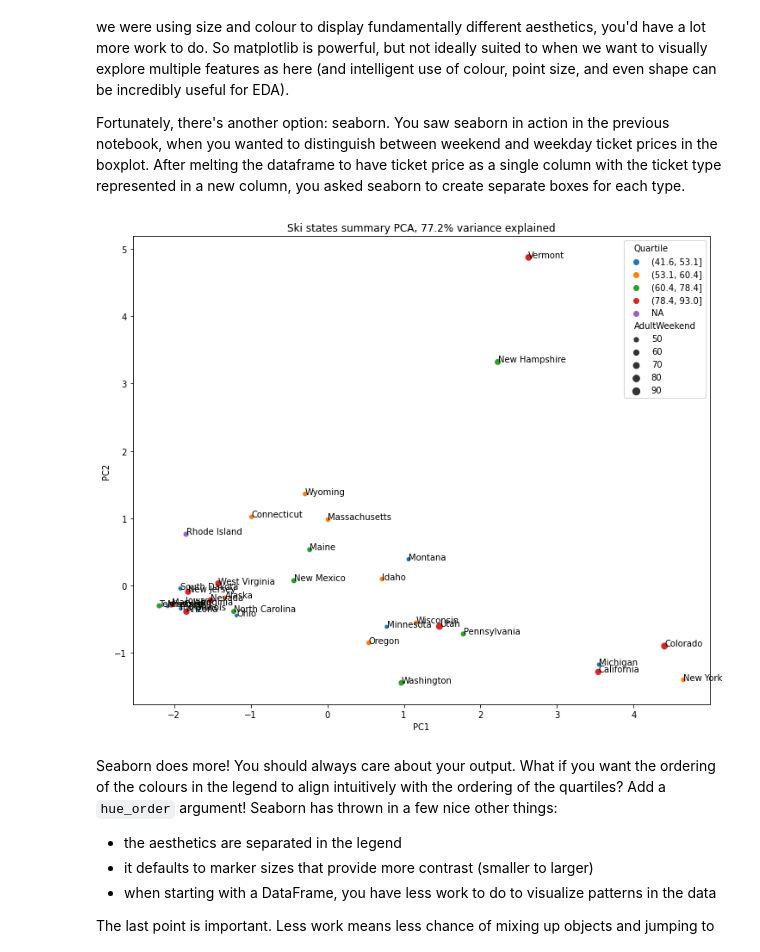
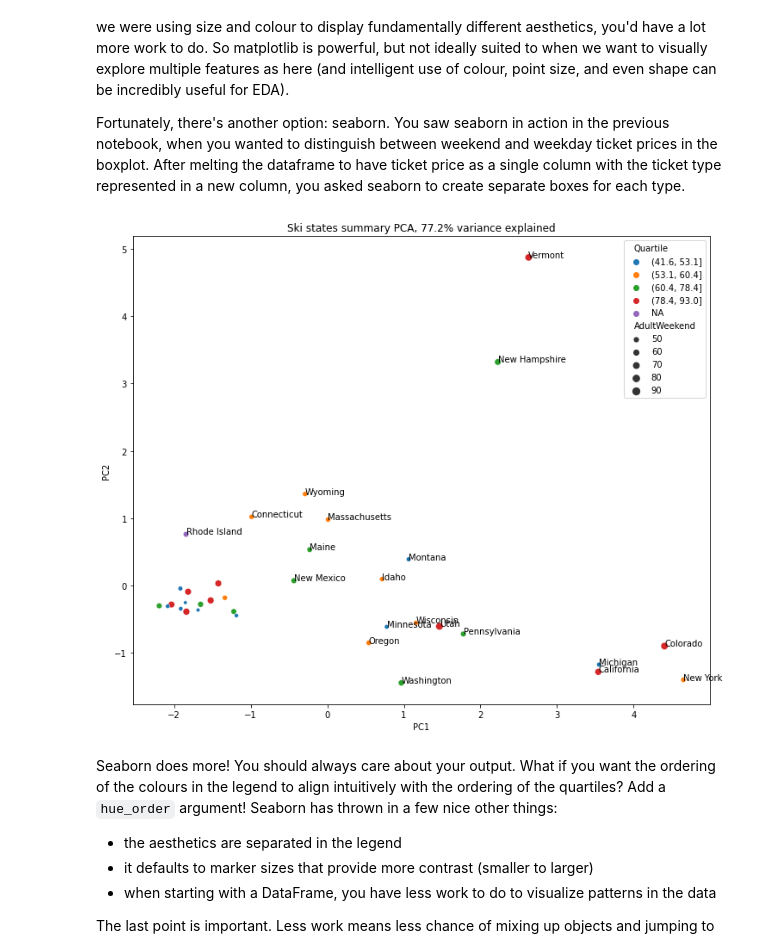
Before and after one commit to Aisling-C/DataScienceGuidedCapstone, a Jupyter notebook: Notebooks/03_exploratory_data_analysis.ipynb, the cells around one changed output. Cells and saved outputs as stored; diff of their text form; code cells hidden in the pictures.

```diff
--- a/Notebooks/03_exploratory_data_analysis.ipynb
+++ b/Notebooks/03_exploratory_data_analysis.ipynb
@@ -436,5 +436,6 @@ plt.xlabel('First component')
 plt.ylabel('Second component')
 plt.title(f'Ski states summary PCA, {pc_var:.1f}% variance explained')
 for s, x, y in zip(state, x, y):
-    plt.annotate(s, (x, y))
+    if x>-1 or y>0.4:
+        plt.annotate(s, (x, y))
 # %% [output]
@@ -588,5 +589,6 @@ ax.set_ylabel('Second component')
 plt.legend()
 ax.set_title(f'Ski states summary PCA, {pc_var:.1f}% variance explained')
 for s, x, y in zip(state, x, y):
-    plt.annotate(s, (x, y))
+    if x>-1 or y>0.4:
+        plt.annotate(s, (x, y))
 # %% [output]
@@ -600,24 +602,25 @@ Fortunately, there's another option: seaborn. You saw seaborn in action in the p
 # %%
 #Code task 11#
 #Create a seaborn scatterplot by calling `sns.scatterplot`
 #Specify the dataframe pca_df as the source of the data,
 #specify 'PC1' for x and 'PC2' for y,
 #specify 'AdultWeekend' for the pointsize (scatterplot's `size` argument),
 #specify 'Quartile' for `hue`
 #specify pca_df.Quartile.cat.categories for `hue_order` - what happens with/without this?
 x = pca_df.PC1
 y = pca_df.PC2
 state = pca_df.index
 plt.subplots(figsize=(12, 10))
 # Note the argument below to make sure we get the colours in the ascending
 # order we intuitively expect!
 sns.scatterplot(x='PC1', y='PC2', size='AdultWeekend', hue='Quartile', hue_order=pca_df.Quartile.cat.categories, data=pca_df)
 #and we can still annotate with the state labels
 for s, x, y in zip(state, x, y):
-    plt.annotate(s, (x, y))
+    if x>-1 or y>0.4:
+        plt.annotate(s, (x, y))
 plt.title(f'Ski states summary PCA, {pc_var:.1f}% variance explained');
 # %% [output]
-[figure, old version]
+[figure, new version]
 # %% [markdown]
 Seaborn does more! You should always care about your output. What if you want the ordering of the colours in the legend to align intuitively with the ordering of the quartiles? Add a `hue_order` argument! Seaborn has thrown in a few nice other things:
 
```
Also changed, not shown: parts of 7 cells of this notebook, 3 other files.
